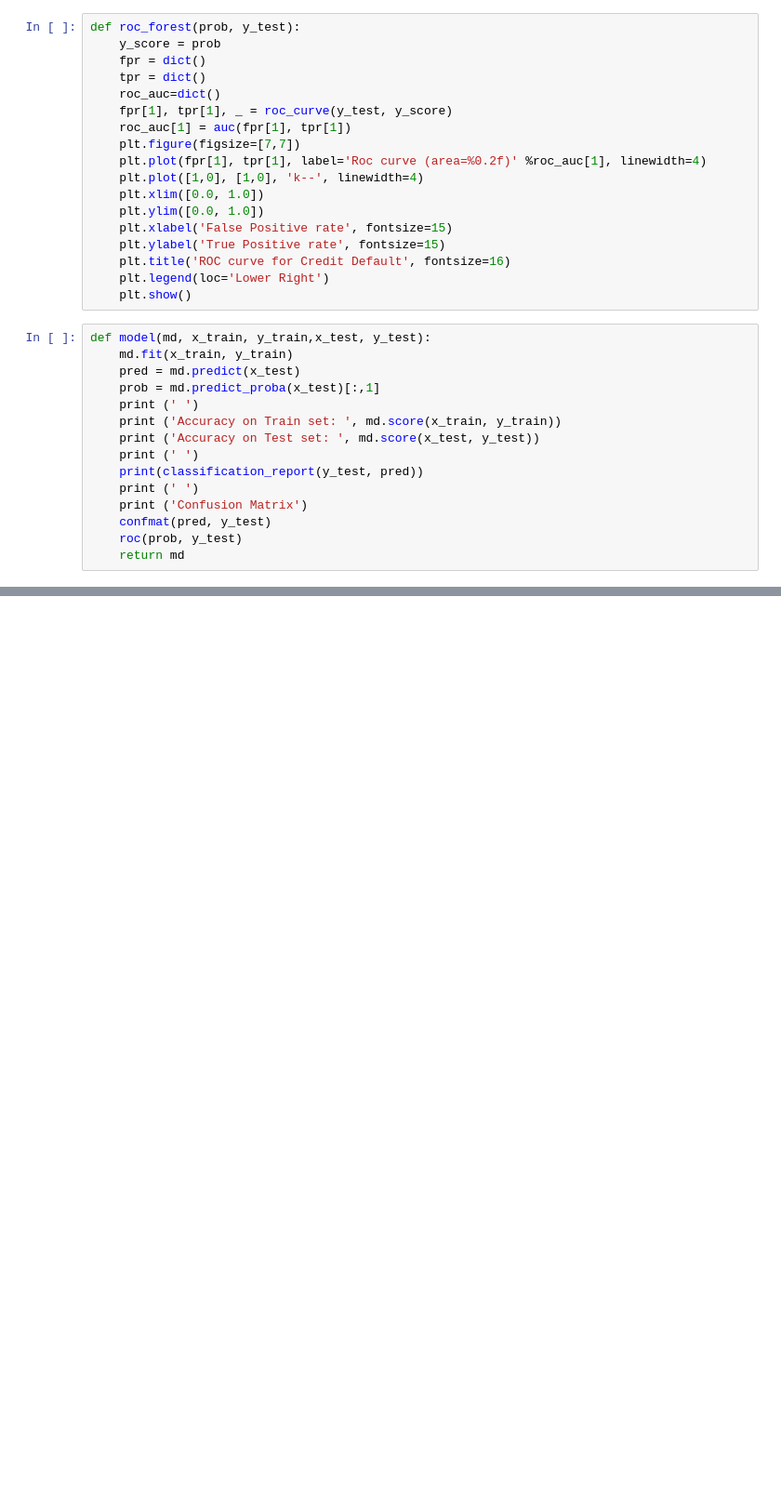
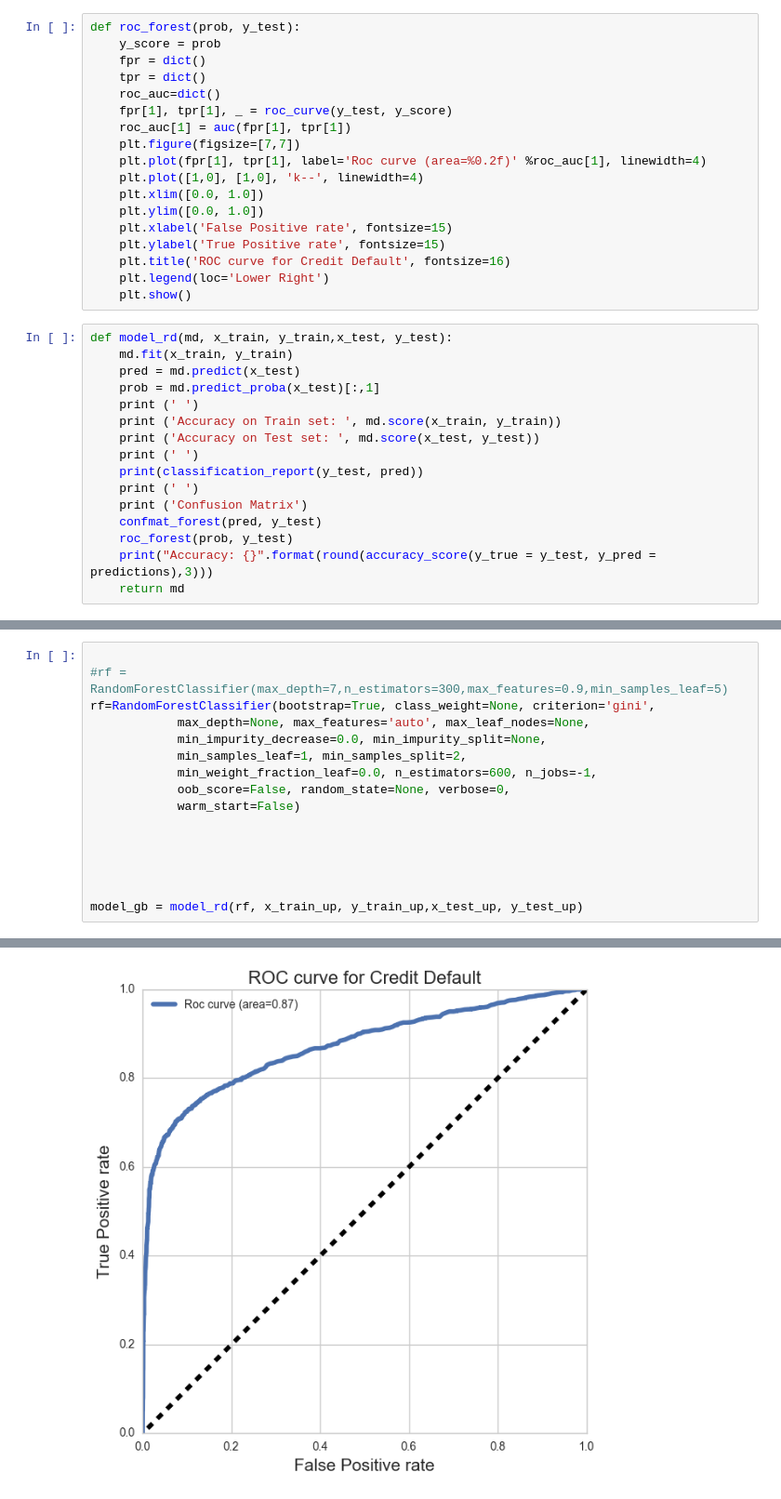
Before and after one commit to innovator-arjun/Credit-Card-AL-ML-Analytics, a Jupyter notebook: Credit Card Farud ML-AI-Python_Analytics.ipynb, the cells around one changed output, grey strips where cells are left out. Shown at 93% size. Drawn from its saved outputs; the diff is of its cells as text; blank space fills up the shorter version.

```diff
--- a/Credit Card Farud ML-AI-Python_Analytics.ipynb
+++ b/Credit Card Farud ML-AI-Python_Analytics.ipynb
@@ -891,7 +891,7 @@ def roc_forest(prob, y_test):
     plt.legend(loc='Lower Right')
     plt.show()
 # %%
-def model(md, x_train, y_train,x_test, y_test):
+def model_rd(md, x_train, y_train,x_test, y_test):
     md.fit(x_train, y_train)
     pred = md.predict(x_test)
     prob = md.predict_proba(x_test)[:,1]
@@ -902,8 +902,9 @@ def model(md, x_train, y_train,x_test, y_test):
     print(classification_report(y_test, pred))
     print (' ')
     print ('Confusion Matrix')
-    confmat(pred, y_test)
-    roc(prob, y_test)
+    confmat_forest(pred, y_test)
+    roc_forest(prob, y_test)
+    print("Accuracy: {}".format(round(accuracy_score(y_true = y_test, y_pred = predictions),3)))
     return md
 # %%
 rf= RandomForestClassifier()
@@ -917,0 +919,17 @@ forest(rf, rf_param_grid,x_train_up, x_test_up, y_train_up, y_test_up,5)
+# %%
+
+#rf = RandomForestClassifier(max_depth=7,n_estimators=300,max_features=0.9,min_samples_leaf=5)
+rf=RandomForestClassifier(bootstrap=True, class_weight=None, criterion='gini',
+            max_depth=None, max_features='auto', max_leaf_nodes=None,
+            min_impurity_decrease=0.0, min_impurity_split=None,
+            min_samples_leaf=1, min_samples_split=2,
+            min_weight_fraction_leaf=0.0, n_estimators=600, n_jobs=-1,
+            oob_score=False, random_state=None, verbose=0,
+            warm_start=False)
+
+
+
+
+
+model_gb = model_rd(rf, x_train_up, y_train_up,x_test_up, y_test_up)
+# %% [output]
@@ -917,0 +951 @@ forest(rf, rf_param_grid,x_train_up, x_test_up, y_train_up, y_test_up,5)
+[figure, added]
```
Also changed, not shown: parts of 4 cells of this notebook.
